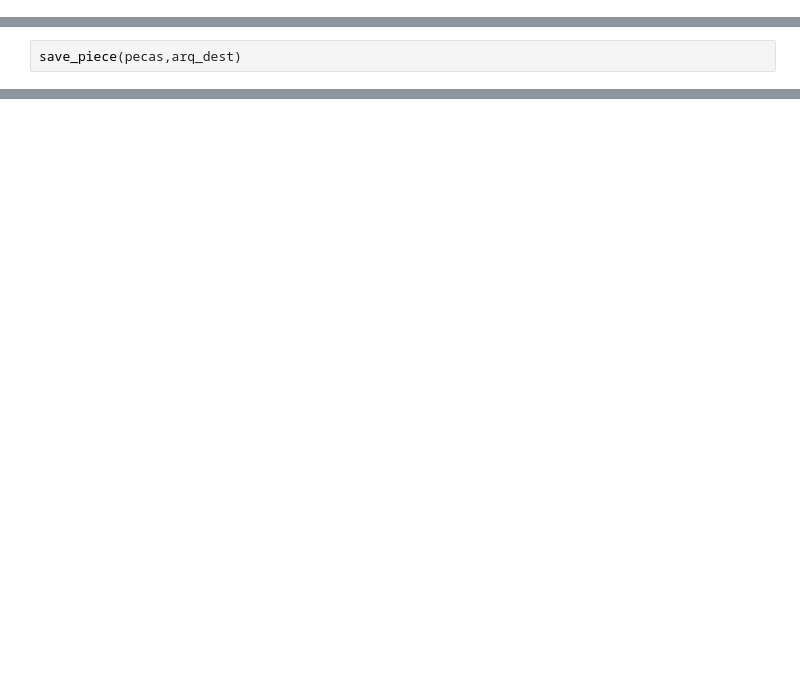
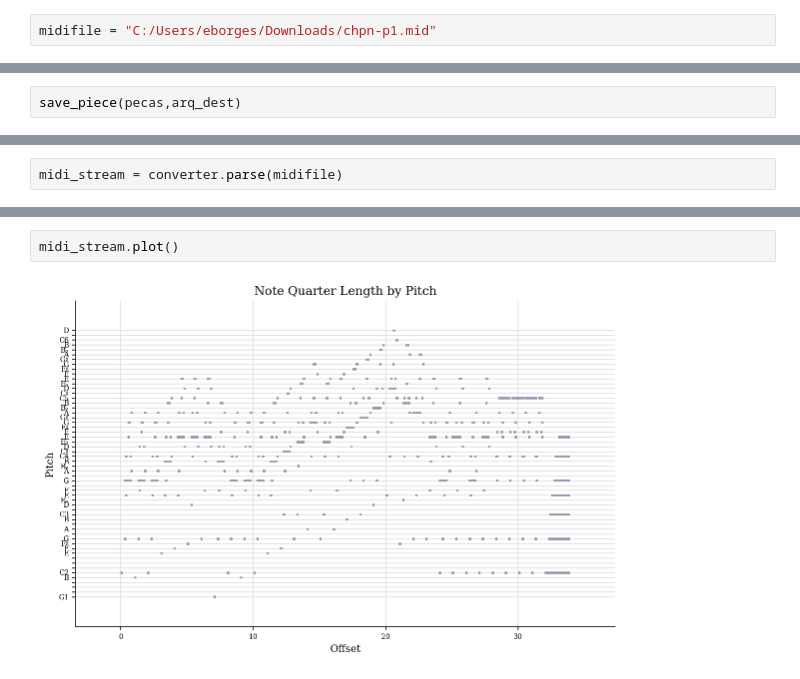
Before and after one commit to eurismarpires/DeepLearning, a Jupyter notebook: midi_matrix.ipynb, the cells around one changed output, grey strips where cells are left out. Cells and saved outputs as stored; diff of their text form; blank space fills up the shorter version.

```diff
--- a/midi_matrix.ipynb
+++ b/midi_matrix.ipynb
@@ -117,0 +111,2 @@ pecas = get_piece(midifile)
+# %%
+midifile = "C:/Users/eborges/Downloads/chpn-p1.mid"
@@ -184,0 +150,2 @@ pecas[20]
+# %%
+midi_stream = converter.parse(midifile)
@@ -184,0 +210,4 @@ pecas[20]
+# %%
+midi_stream.plot()
+# %% [output]
+[figure, added]
```
Also changed, not shown: parts of 19 cells of this notebook.
